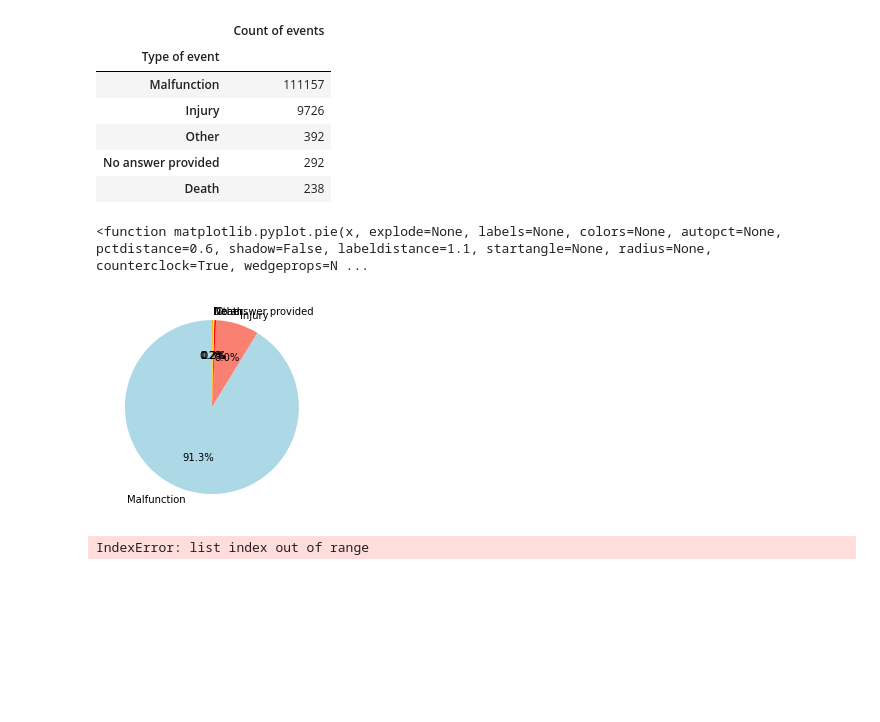
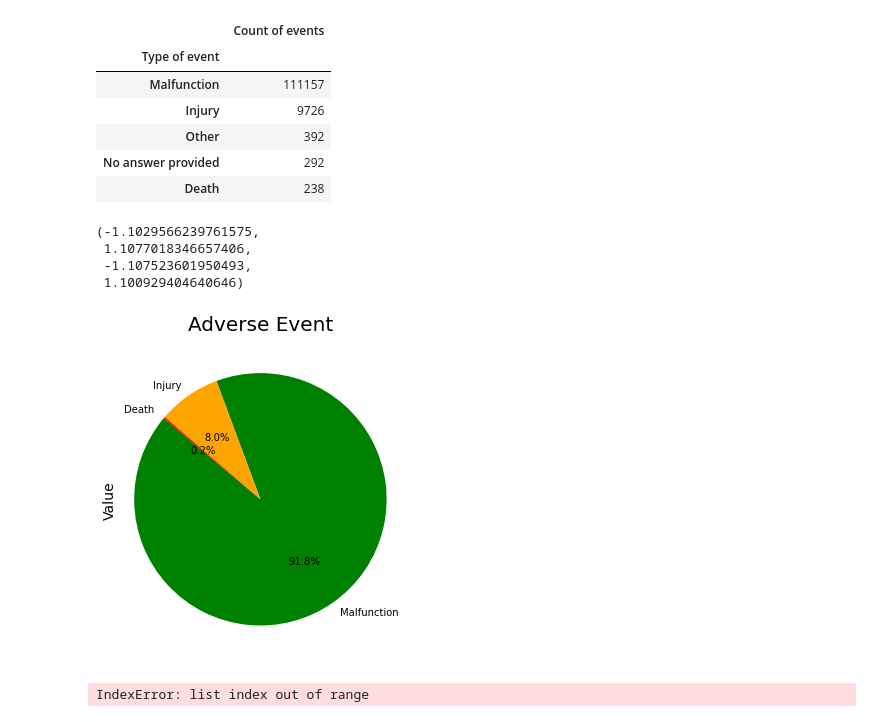
Before and after one commit to Cosette3737/Project1GroupB, a Jupyter notebook: Untitled.ipynb, the cells around one changed output. Drawn from its saved outputs; the diff is of its cells as text; code cells hidden in the pictures; blank space fills up the shorter version.

```diff
--- a/Untitled.ipynb
+++ b/Untitled.ipynb
@@ -438,14 +439,21 @@ rad_dict_df
 | No answer provided | 292 |
 | Death | 238 |
 # %%
-labels=["Malfunction", "Injury", "Other", "No answer provided", "Death"]
-
-colors=["lightblue","salmon", "red", "yellow", "orange"]
-plt.pie(radeventcount, labels=labels,colors=colors,autopct="%1.1f%%", shadow=False,startangle=90)
-plt.pie
+labels=["Malfunction", "Injury","Death"]
+sizes = [111157,9726,238]
+colors = [ "green", "orange","Red"]
+explode = (0,0,0)
+fig2 = plt.subplots(figsize=(5, 6))
+plt.pie(sizes, explode=explode, labels=labels, colors=colors,autopct="%1.1f%%", shadow=False, startangle=140)
+plt.title('Adverse Event',fontsize = 20)
+plt.ylabel('Value',fontsize = 14)
+plt.axis("equal")
 # %% [output]
-<function matplotlib.pyplot.pie(x, explode=None, labels=None, colors=None, autopct=None, pctdistance=0.6, shadow=False, labeldistance=1.1, startangle=None, radius=None, counterclock=True, wedgeprops=N ...
+(-1.1029566239761575,
+ 1.1077018346657406,
+ -1.107523601950493,
+ 1.100929404640646)
-[figure, old version]
+[figure, new version]
 # %%
 #different manufactures per class type3
 class3man=[]
```
Also changed, not shown: parts of 17 cells of this notebook.
